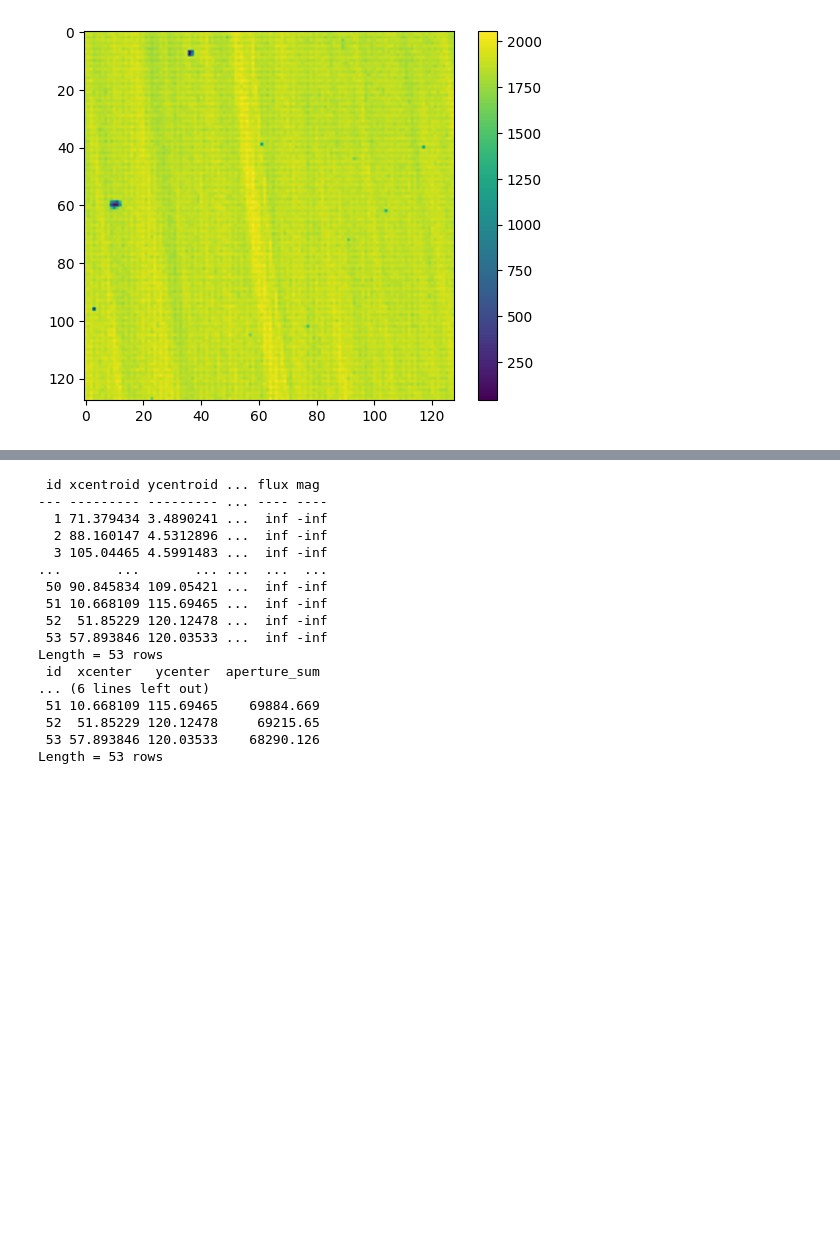
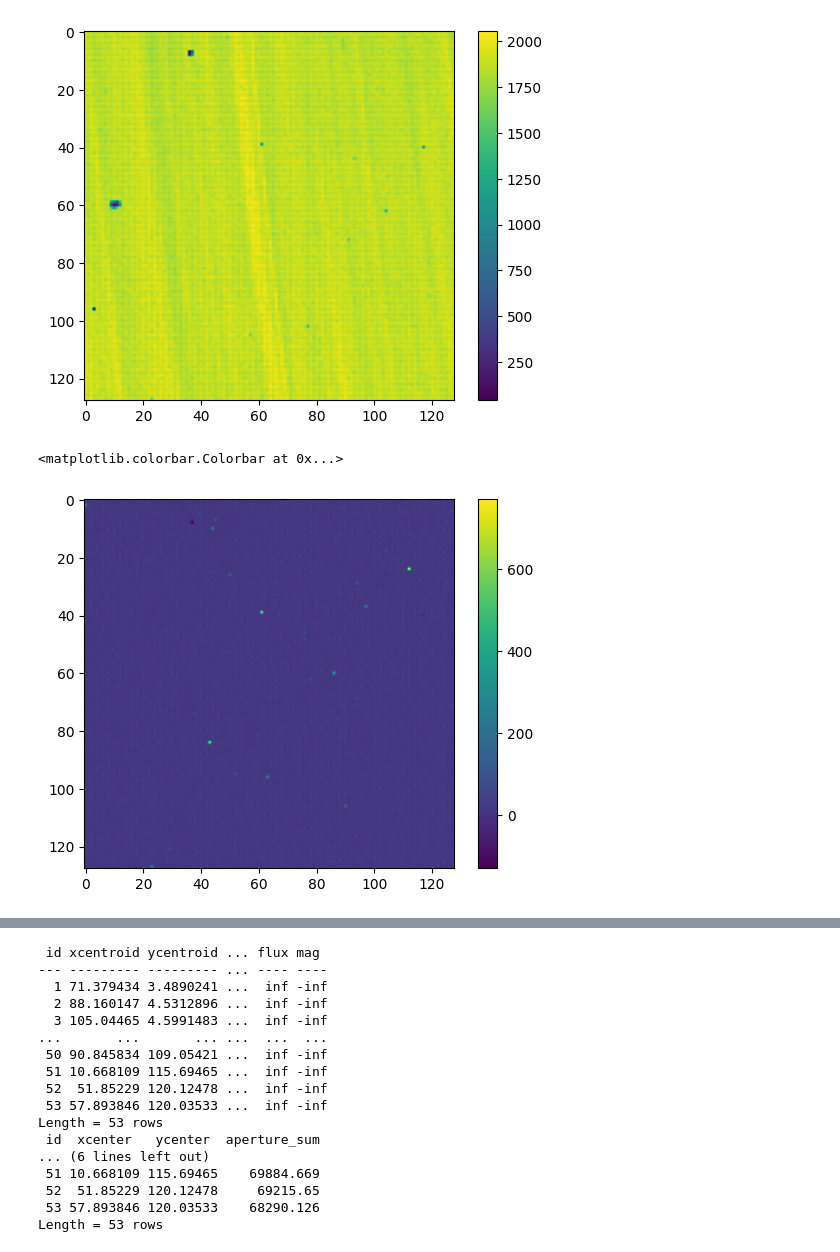
Before and after one commit to MarcosP7635/Ay105, a Jupyter notebook: editing_Ay105Lab8_HBand-StarterNotebook.ipynb, the cells around one changed output, grey strips where cells are left out. Drawn from its saved outputs; the diff is of its cells as text; code cells hidden in the pictures; blank space fills up the shorter version.

Commit message:
reduced the flats for the hband

```diff
--- a/editing_Ay105Lab8_HBand-StarterNotebook.ipynb
+++ b/editing_Ay105Lab8_HBand-StarterNotebook.ipynb
@@ -158,3 +158,11 @@ plt.colorbar()
 # %% [output]
 <matplotlib.colorbar.Colorbar at 0x...>
 [figure]
+# %%
+stacked_hband_dark_flats = np.stack([crop(flat) for flat in hband_dict["flat darks"]])
+median_hband_dark_flat = np.median(stacked_hband_dark_flats, axis=0)
+plt.imshow(median_hband_dark_flat)
+plt.colorbar()
+# %% [output]
+<matplotlib.colorbar.Colorbar at 0x...>
+[figure, added]
```
Also changed, not shown: parts of 3 cells of this notebook, 1 other file.
